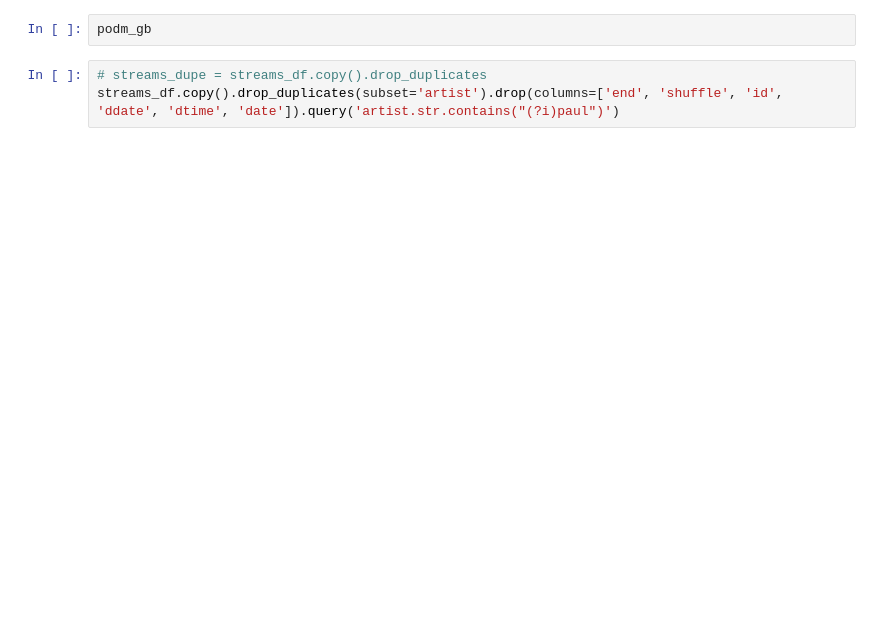
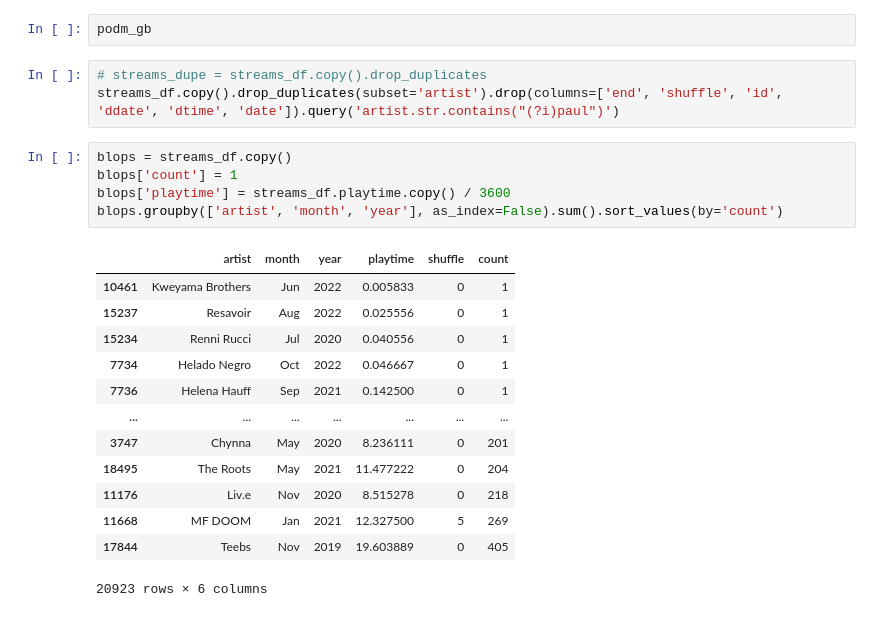
Before and after one commit to mmmuir/CL_DA2, a Jupyter notebook: ios_analysis.ipynb, the cells around one changed output. Cells and saved outputs as stored; diff of their text form; blank space fills up the shorter version.

```diff
--- a/ios_analysis.ipynb
+++ b/ios_analysis.ipynb
@@ -309,3 +323,22 @@ podm_gb
 # %%
 # streams_dupe = streams_df.copy().drop_duplicates
 streams_df.copy().drop_duplicates(subset='artist').drop(columns=['end', 'shuffle', 'id', 'ddate', 'dtime', 'date']).query('artist.str.contains("(?i)paul")')
+# %%
+blops = streams_df.copy()
+blops['count'] = 1
+blops['playtime'] = streams_df.playtime.copy() / 3600
+blops.groupby(['artist', 'month', 'year'], as_index=False).sum().sort_values(by='count')
+# %% [output]
+|  | artist | month | year | playtime | shuffle | count |
+| 10461 | Kweyama Brothers | Jun | 2022 | 0.005833 | 0 | 1 |
+| 15237 | Resavoir | Aug | 2022 | 0.025556 | 0 | 1 |
+| 15234 | Renni Rucci | Jul | 2020 | 0.040556 | 0 | 1 |
+| 7734 | Helado Negro | Oct | 2022 | 0.046667 | 0 | 1 |
+| 7736 | Helena Hauff | Sep | 2021 | 0.142500 | 0 | 1 |
+| ... | ... | ... | ... | ... | ... | ... |
+| 3747 | Chynna | May | 2020 | 8.236111 | 0 | 201 |
+| 18495 | The Roots | May | 2021 | 11.477222 | 0 | 204 |
+| 11176 | Liv.e | Nov | 2020 | 8.515278 | 0 | 218 |
+| 11668 | MF DOOM | Jan | 2021 | 12.327500 | 5 | 269 |
+| 17844 | Teebs | Nov | 2019 | 19.603889 | 0 | 405 |
+20923 rows × 6 columns
```
Also changed, not shown: parts of 3 cells of this notebook.
